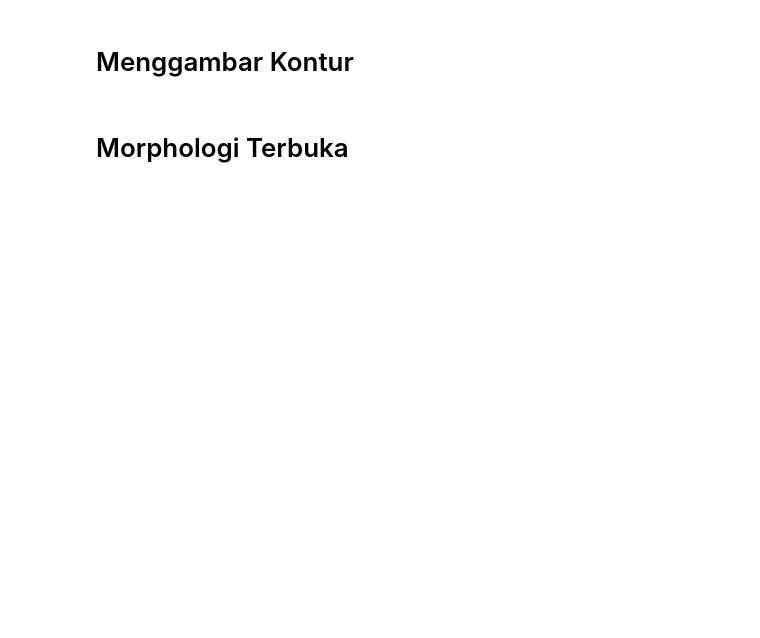
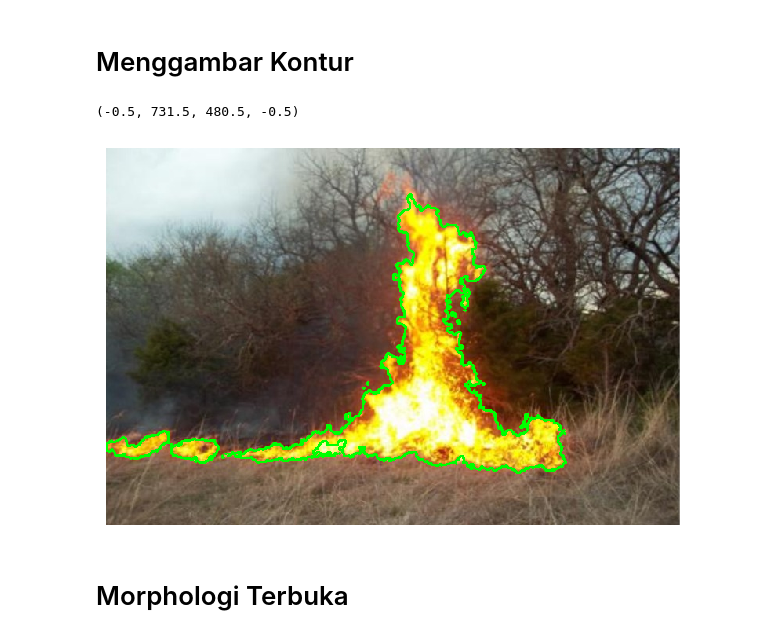
Before and after one commit to Marwahns/image_segmentation, a Jupyter notebook: watershed_segmentation.ipynb, the cells around one changed output. Drawn from its saved outputs; the diff is of its cells as text; code cells hidden in the pictures; blank space fills up the shorter version.

```diff
--- a/watershed_segmentation.ipynb
+++ b/watershed_segmentation.ipynb
@@ -147,7 +147,28 @@ def contour(image):
     # Draw contours on the image
     contour_image = cv2.drawContours(image, contours, -1, (0, 255, 0), 2)
 
-    return contour_image
+    cv2.imwrite('./contour.png', contour_image)
+
+    contour = io.imread('./contour.png')
+
+    # return thresholded
+
+    return contour
+# %%
+image = cv2.imread(image_path)
+apply_method = contour(image)
+
+# Normalisasi citra
+normalized_image = apply_method.astype(float) / 255.0
+
+# Simpan citra hasil thresholding
+normalized_image_uint8 = (normalized_image * 255).astype(np.uint8)
+
+io.imshow(normalized_image_uint8)
+plt.axis('off')
+# %% [output]
+(-0.5, 731.5, 480.5, -0.5)
+[figure, added]
 # %% [markdown]
 # Morphologi Terbuka
 # %%
```
Also changed, not shown: parts of 38 cells of this notebook, 5 other files.
